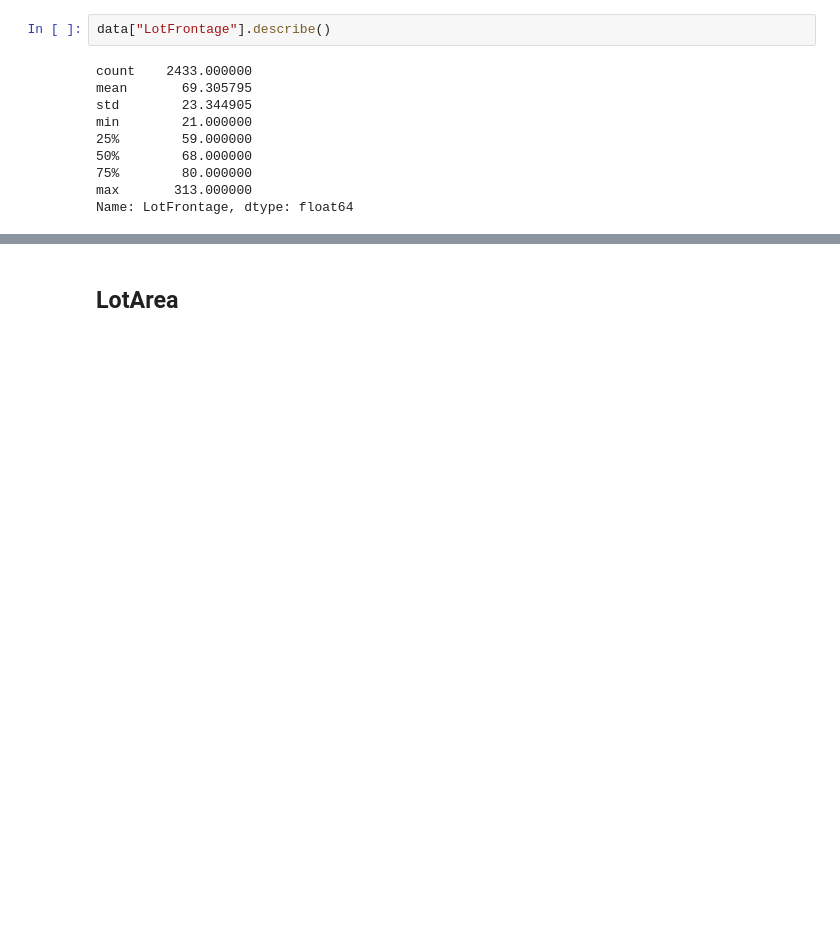
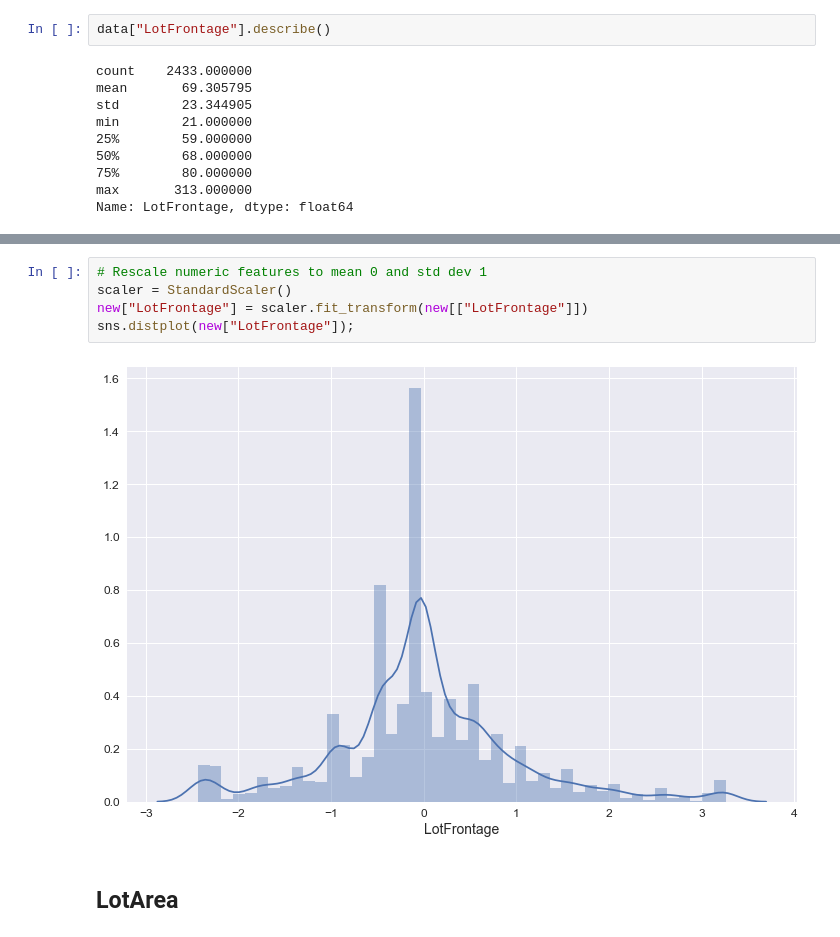
Before and after one commit to dsnair/Ames_Housing_Data, a Jupyter notebook: feature_engineering/feature_engineering.ipynb, the cells around one changed output, grey strips where cells are left out. Drawn from its saved outputs; the diff is of its cells as text; blank space fills up the shorter version.

```diff
--- a/feature_engineering/feature_engineering.ipynb
+++ b/feature_engineering/feature_engineering.ipynb
@@ -118,3 +132,10 @@ sns.distplot(new["LotFrontage"]);
+# %%
+# Rescale numeric features to mean 0 and std dev 1
+scaler = StandardScaler()
+new["LotFrontage"] = scaler.fit_transform(new[["LotFrontage"]])
+sns.distplot(new["LotFrontage"]);
+# %% [output]
+[figure, added]
 # %% [markdown]
 ## LotArea
 # %%
```
Also changed, not shown: parts of 76 cells of this notebook.
